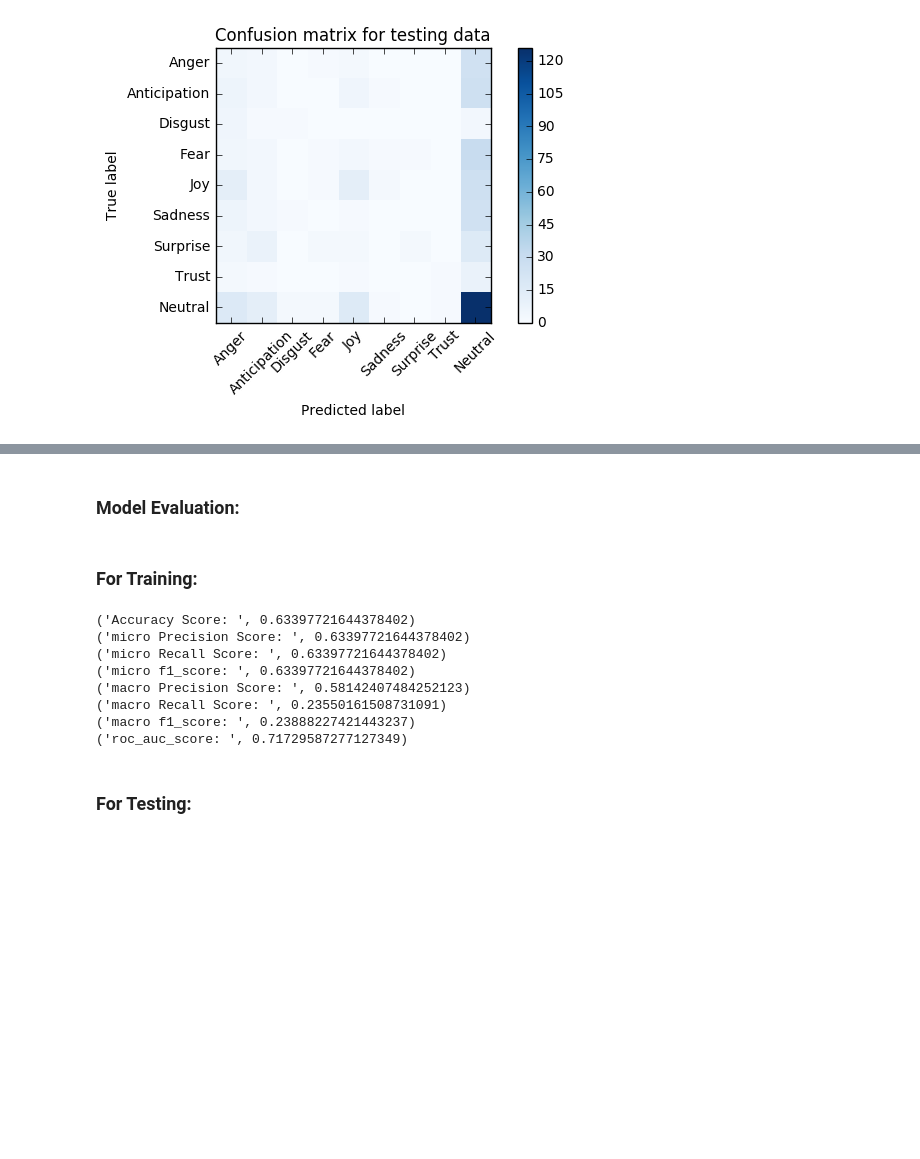
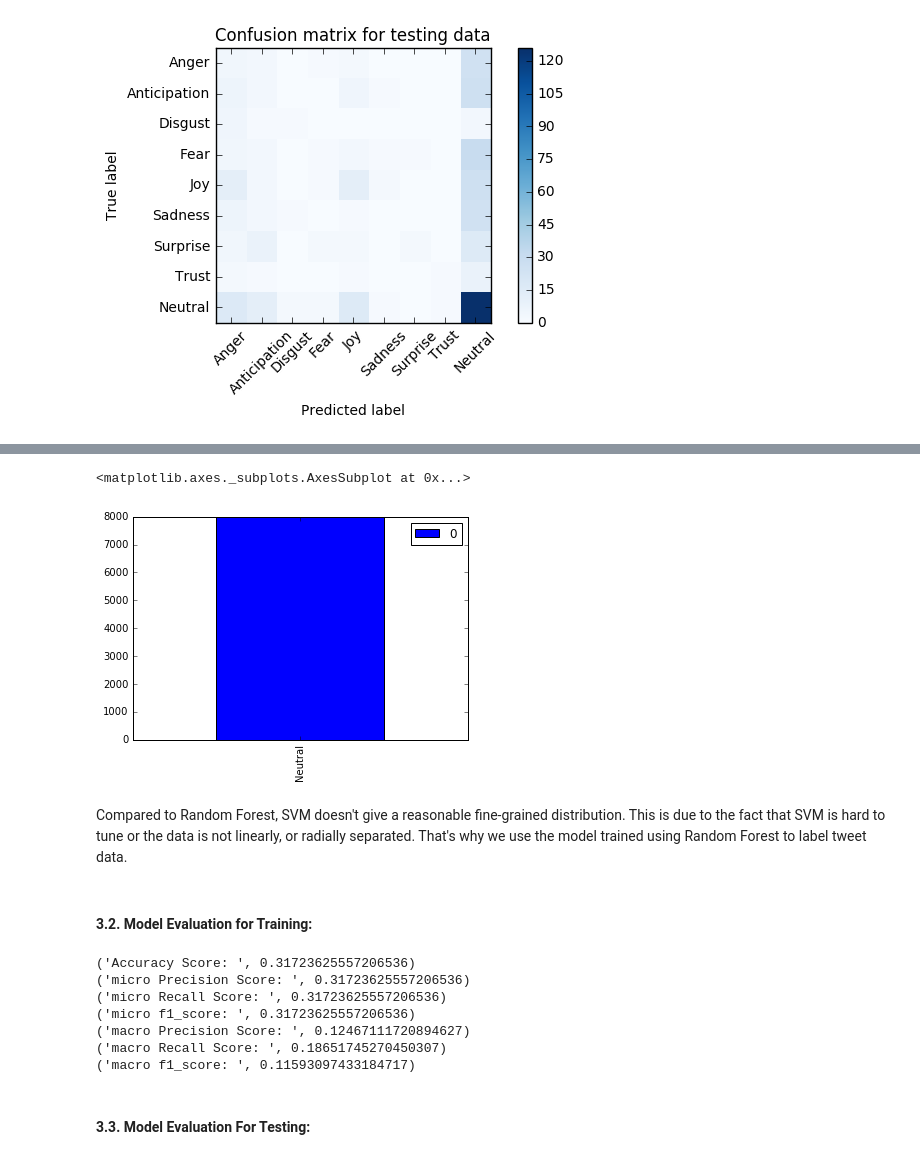
Before and after one commit to meryemmhamdi1/GMR_ADA_Project, a Jupyter notebook: Notebooks/II. Polarity and Emotion Recognition/7. Semi-Supervised Fine-Grained Emotion Recognition Approach.ipynb, the cells around one changed output, grey strips where cells are left out. Cells and saved outputs as stored; diff of their text form; code cells hidden in the pictures; blank space fills up the shorter version.

```diff
--- a/Notebooks/II. Polarity and Emotion Recognition/7. Semi-Supervised Fine-Grained Emotion Recognition Approach.ipynb
+++ b/Notebooks/II. Polarity and Emotion Recognition/7. Semi-Supervised Fine-Grained Emotion Recognition Approach.ipynb
@@ -576,31 +562,37 @@ df.plot(kind='bar')
+# %%
+resultUnannotatedTweets = poly_svc.predict(UnAnnotatedTweets)
+resultUnannotatedTweets_df = pd.DataFrame()
+resultUnannotatedTweets_df['Emotion_Id'] = resultUnannotatedTweets
+
+resultUnannotatedTweets_df['Emotion'] = [emo_dict[emotion_id] for emotion_id in resultUnannotatedTweets_df['Emotion_Id'] ]
+frequency = Counter(resultUnannotatedTweets_df['Emotion'])
+df = pd.DataFrame.from_dict(frequency, orient='index')
+df.plot(kind='bar')
+# %% [output]
+<matplotlib.axes._subplots.AxesSubplot at 0x...>
+[figure, added]
+# %% [markdown]
+Compared to Random Forest, SVM doesn't give a reasonable fine-grained distribution. This is due to the fact that SVM is hard to tune or the data is not linearly, or radially separated. That's why we use the model trained using Random Forest to label tweet data.
 # %% [markdown]
-### Model Evaluation:
+#### 3.2. Model Evaluation for Training:
-# %% [markdown]
-### For Training:
 # %%
-print('Accuracy Score: ',metrics.accuracy_score(y_train, result_train_svm))
+print('Accuracy Score: ',metrics.accuracy_score(y_train, result_train_svm_lin))
 
-print('micro Precision Score: ',metrics.precision_score(y_train, result_train_svm, average='micro'))
-print('micro Recall Score: ',metrics.recall_score(y_train, result_train_svm, average='micro'))
-print('micro f1_score: ',metrics.f1_score(y_train, result_train_svm, average='micro'))
+print('micro Precision Score: ',metrics.precision_score(y_train, result_train_svm_lin, average='micro'))
+print('micro Recall Score: ',metrics.recall_score(y_train, result_train_svm_lin, average='micro'))
+print('micro f1_score: ',metrics.f1_score(y_train, result_train_svm_lin, average='micro'))
 
-print('macro Precision Score: ',metrics.precision_score(y_train, result_train_svm, average='macro'))
-print('macro Recall Score: ',metrics.recall_score(y_train, result_train_svm, average='macro'))
-print('macro f1_score: ',metrics.f1_score(y_train, result_train_svm, average='macro'))
-
-
-# Customized Version of AUC for multiple classes
-fpr, tpr, thresholds = metrics.roc_curve(y_train, result_train_svm, pos_label=10)
-print('roc_auc_score: ',metrics.auc(fpr, tpr))
+print('macro Precision Score: ',metrics.precision_score(y_train, result_train_svm_lin, average='macro'))
+print('macro Recall Score: ',metrics.recall_score(y_train, result_train_svm_lin, average='macro'))
+print('macro f1_score: ',metrics.f1_score(y_train, result_train_svm_lin, average='macro'))
 # %% [output]
-('Accuracy Score: ', 0.63397721644378402)
-('micro Precision Score: ', 0.63397721644378402)
-('micro Recall Score: ', 0.63397721644378402)
-('micro f1_score: ', 0.63397721644378402)
-('macro Precision Score: ', 0.58142407484252123)
-('macro Recall Score: ', 0.23550161508731091)
-('macro f1_score: ', 0.23888227421443237)
-('roc_auc_score: ', 0.71729587277127349)
+('Accuracy Score: ', 0.31723625557206536)
+('micro Precision Score: ', 0.31723625557206536)
+('micro Recall Score: ', 0.31723625557206536)
+('micro f1_score: ', 0.31723625557206536)
+('macro Precision Score: ', 0.12467111720894627)
+('macro Recall Score: ', 0.18651745270450307)
+('macro f1_score: ', 0.11593097433184717)
 # %% [markdown]
-### For Testing:
+#### 3.3. Model Evaluation For Testing:
 # %%
```
Also changed, not shown: parts of 58 cells of this notebook, 3 other files.
